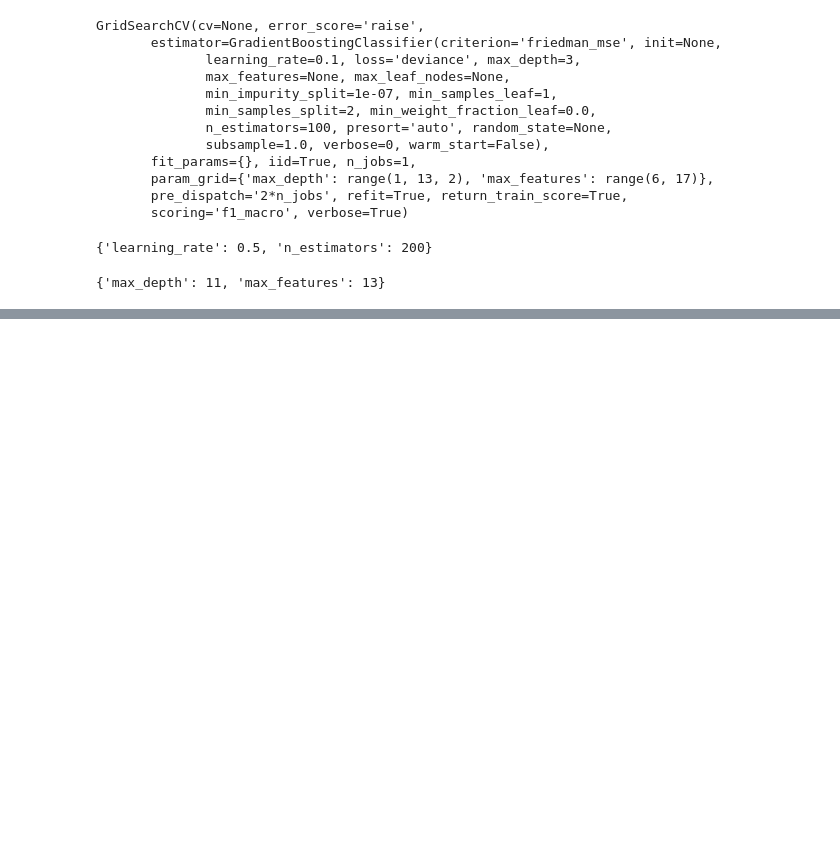
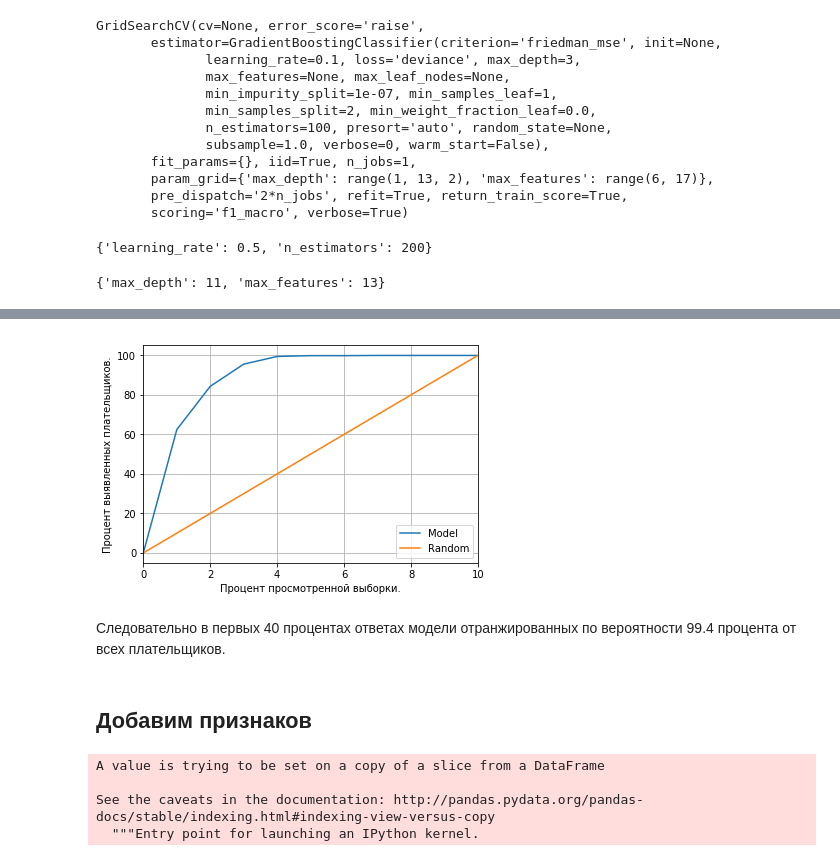
Before and after one commit to Smolev/practice2017, a Jupyter notebook: WG.ipynb, the cells around one changed output, grey strips where cells are left out. Cells and saved outputs as stored; diff of their text form; code cells hidden in the pictures; blank space fills up the shorter version.

```diff
--- a/WG.ipynb
+++ b/WG.ipynb
@@ -1173,0 +1495,6 @@ avg / total       0.90      0.87      0.89     42730
+# %%
+y_pred = RFC.predict(X_test) # порог 0.5
+y_pred_proba = RFC.predict_proba(X_test)[:,1]
+lift_df = pd.DataFrame({'probability': y_pred_proba, 'real_answer': y_test, 'answer': y_pred})
+lift_df.sort_values('probability',ascending=False,inplace=True)
+lift_df.head()
@@ -1173,0 +1508,15 @@ avg / total       0.90      0.87      0.89     42730
+# %%
+lift_table = [[0, 0, 0, 0, 0, 0, 0]]
+positive = 0
+random_variant = lift_df['real_answer'].sum()/10
+rv_sum = 0
+for i in range(10, 110, 10):
+    cur_positive = lift_df['real_answer'][ int((i - 10) * lift_df.shape[0]/100 ) : int(i * lift_df.shape[0]/100)].sum()
+    positive += cur_positive
+    rv_sum += random_variant
+    lift_table.append([i, cur_positive, positive, random_variant, rv_sum, round(cur_positive/2463, 3), round(random_variant/2463, 2)])
+lift_table = pd.DataFrame(lift_table, columns = ['percent', 'prediction_answer', 'prediction_sum', 'random_answer',
+                                                 'random_sum', 'pred_percent', 'random_percent'])
+# %%
+lift_table['sum_pred_percent'] = lift_table['pred_percent'].cumsum()*100
+lift_table['sum_random_percent'] = lift_table['random_percent'].cumsum()*100
@@ -1173,0 +1538,15 @@ avg / total       0.90      0.87      0.89     42730
+# %%
+plt.figure()
+lift_table['sum_pred_percent'].plot(label='Model')
+lift_table['sum_random_percent'].plot(label='Random')
+plt.ylabel('Процент выявленных плательщиков.')
+plt.xlabel('Процент просмотренной выборки.')
+plt.legend()
+plt.grid(True)
+plt.show()
+# %% [output]
+[figure, added]
+# %% [markdown]
+Следовательно в первых 40 процентах ответах модели отранжированных по вероятности 99.4 процента от всех плательщиков.
+# %% [markdown]
+## Добавим признаков
@@ -1173,0 +1555,7 @@ avg / total       0.90      0.87      0.89     42730
+# %%
+three_days_pact.drop(['revenue', 'transactions', 'store_enters', 'day_number', 'crystals_value_spend'], axis = 1, inplace = True)
+# %% [output]
+A value is trying to be set on a copy of a slice from a DataFrame
+
+See the caveats in the documentation: http://pandas.pydata.org/pandas-docs/stable/indexing.html#indexing-view-versus-copy
+  """Entry point for launching an IPython kernel.
```
Also changed, not shown: parts of 86 cells of this notebook.
